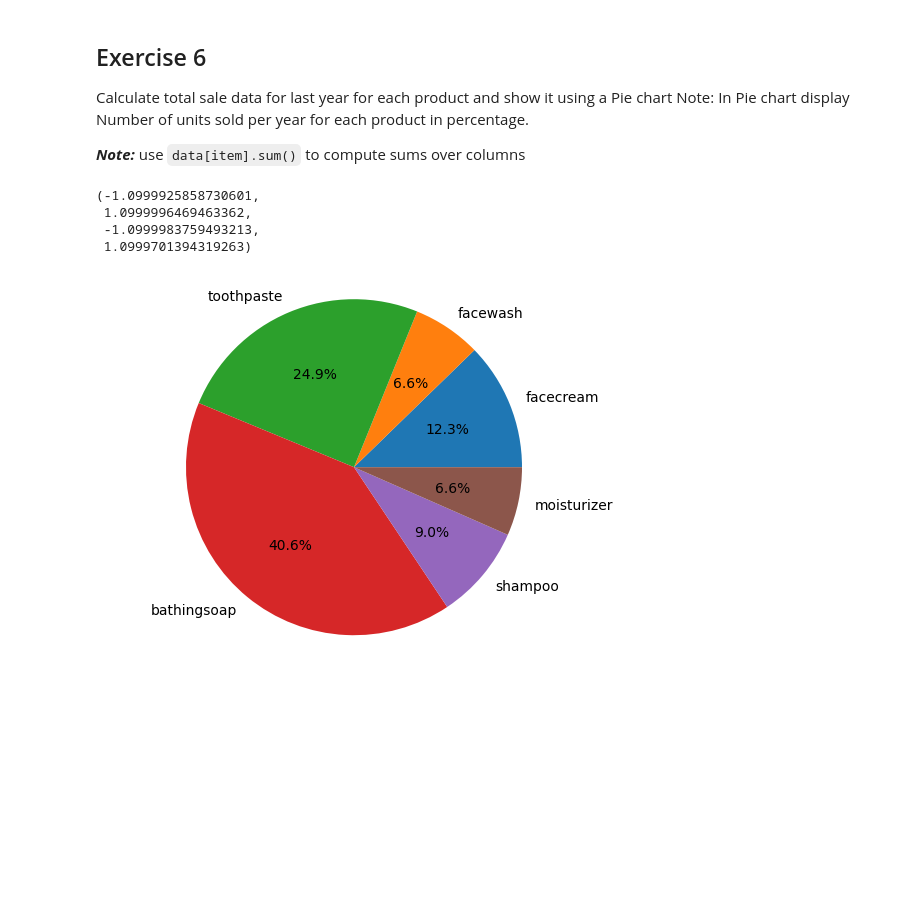
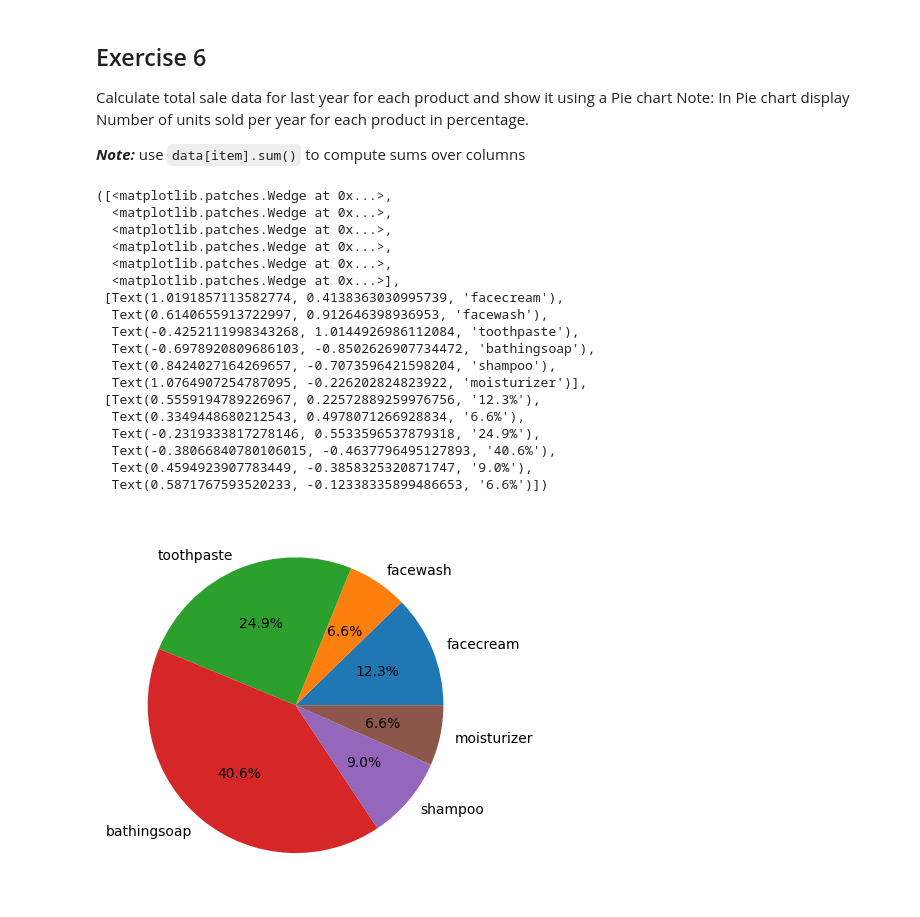
Before and after one commit to 0e141/ENITS_DataMining_WS23, a Jupyter notebook: Week_3/Assignment_3.2_Matplotlib.ipynb, the cells around one changed output. Cells and saved outputs as stored; diff of their text form; code cells hidden in the pictures; blank space fills up the shorter version.

```diff
--- a/Week_3/Assignment_3.2_Matplotlib.ipynb
+++ b/Week_3/Assignment_3.2_Matplotlib.ipynb
@@ -109,13 +109,36 @@ Calculate total sale data for last year for each product and show it using a Pie
 Note: In Pie chart display Number of units sold per year for each product in percentage.
 
 ***Note:*** use ``data[item].sum()`` to compute sums over columns
-# %%
-items = [data[i].sum() for i in data.columns[1:-2]]
-plt.pie(items, labels=data.columns[1:-2],autopct='%1.1f%%')
-plt.axis('equal')
-# %% [output]
-(-1.0999925858730601,
- 1.0999996469463362,
- -1.0999983759493213,
- 1.0999701394319263)
-[figure, removed]
+# %%
+items = []
+items.append(data['facecream'].sum())
+items.append(data['facewash'].sum())
+items.append(data['toothpaste'].sum())
+items.append(data['bathingsoap'].sum())
+items.append(data['shampoo'].sum())
+items.append(data['moisturizer'].sum())
+
+labels=['facecream', 'facewash', 'toothpaste', 'bathingsoap', 'shampoo', 'moisturizer']
+
+
+plt.pie(items, labels=labels, autopct='%1.1f%%')
+# %% [output]
+([<matplotlib.patches.Wedge at 0x...>,
+  <matplotlib.patches.Wedge at 0x...>,
+  <matplotlib.patches.Wedge at 0x...>,
+  <matplotlib.patches.Wedge at 0x...>,
+  <matplotlib.patches.Wedge at 0x...>,
+  <matplotlib.patches.Wedge at 0x...>],
+ [Text(1.0191857113582774, 0.4138363030995739, 'facecream'),
+  Text(0.6140655913722997, 0.912646398936953, 'facewash'),
+  Text(-0.4252111998343268, 1.0144926986112084, 'toothpaste'),
+  Text(-0.6978920809686103, -0.8502626907734472, 'bathingsoap'),
+  Text(0.8424027164269657, -0.7073596421598204, 'shampoo'),
+  Text(1.0764907254787095, -0.226202824823922, 'moisturizer')],
+ [Text(0.5559194789226967, 0.22572889259976756, '12.3%'),
+  Text(0.3349448680212543, 0.4978071266928834, '6.6%'),
+  Text(-0.2319333817278146, 0.5533596537879318, '24.9%'),
+  Text(-0.38066840780106015, -0.4637796495127893, '40.6%'),
+  Text(0.4594923907783449, -0.3858325320871747, '9.0%'),
+  Text(0.5871767593520233, -0.12338335899486653, '6.6%')])
+[figure, added]
```
